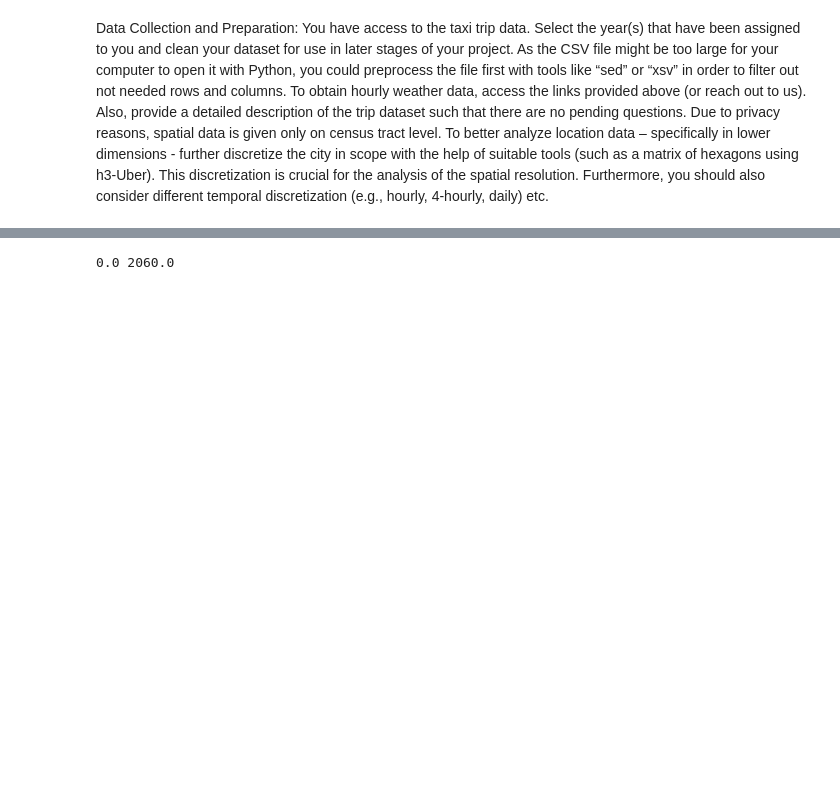
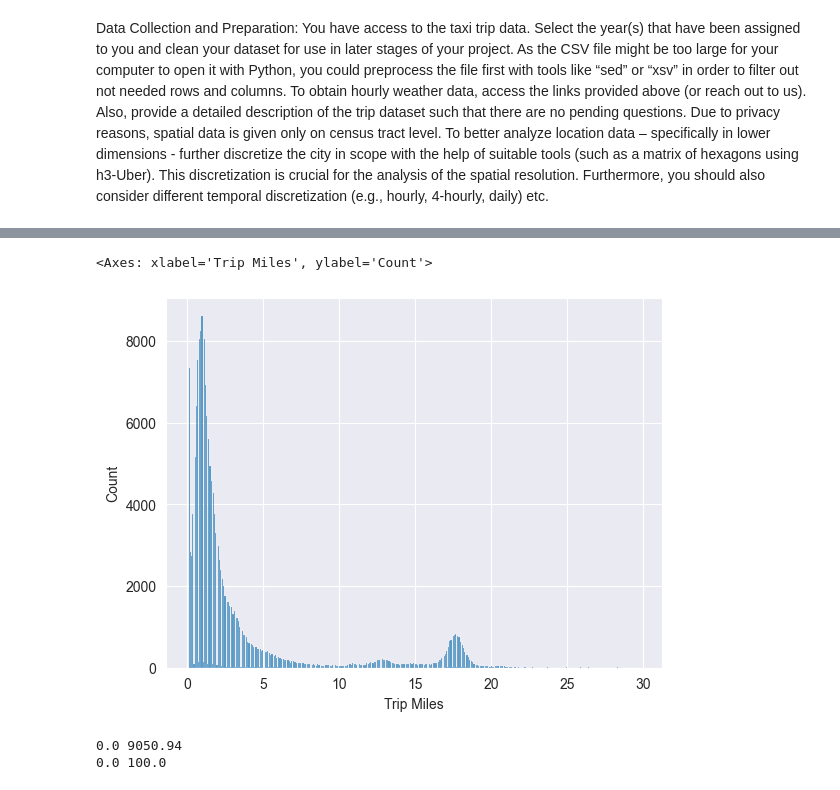
Before and after one commit to Jerematix/aaa, a Jupyter notebook: notebooks/data_prep/spatial_discretization.ipynb, the cells around one changed output, grey strips where cells are left out. Cells and saved outputs as stored; diff of their text form; code cells hidden in the pictures; blank space fills up the shorter version.

```diff
--- a/notebooks/data_prep/spatial_discretization.ipynb
+++ b/notebooks/data_prep/spatial_discretization.ipynb
@@ -29,3 +155,0 @@ sns.histplot(df, x="Trip Seconds")
-# %%
-df = df[df['Trip Seconds'] < 7200]
-#Seconds shows 0, if trip is under 5 mins of length.
@@ -32,4 +164,11 @@ df = df[df['Trip Seconds'] < 7200]
+# %%
+sns.histplot(df, x="Trip Miles")
+# %% [output]
+<Axes: xlabel='Trip Miles', ylabel='Count'>
+[figure, added]
 # %%
-print(df['Trip Miles'].min(), df['Trip Miles'].max())
+print(df['Trip Total'].min(), df['Trip Total'].max())
+print(df['Tips'].min(), df['Tips'].max())
 # %% [output]
-0.0 2060.0
+0.0 9050.94
+0.0 100.0
```
Also changed, not shown: parts of 49 cells of this notebook, 2 other files.
